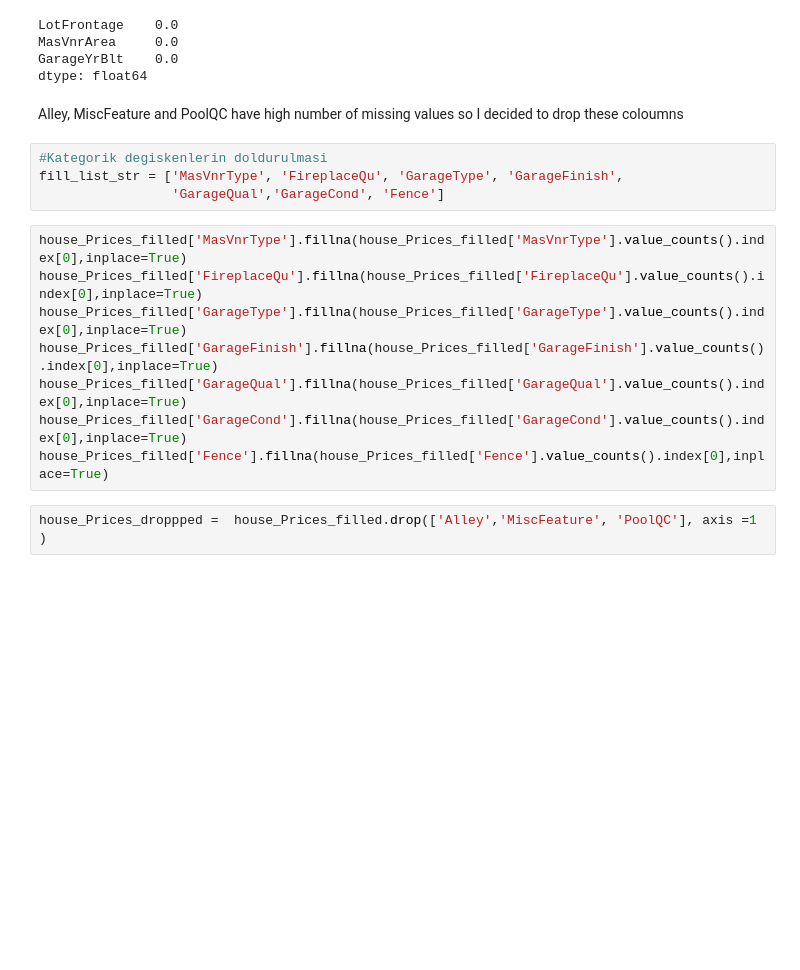
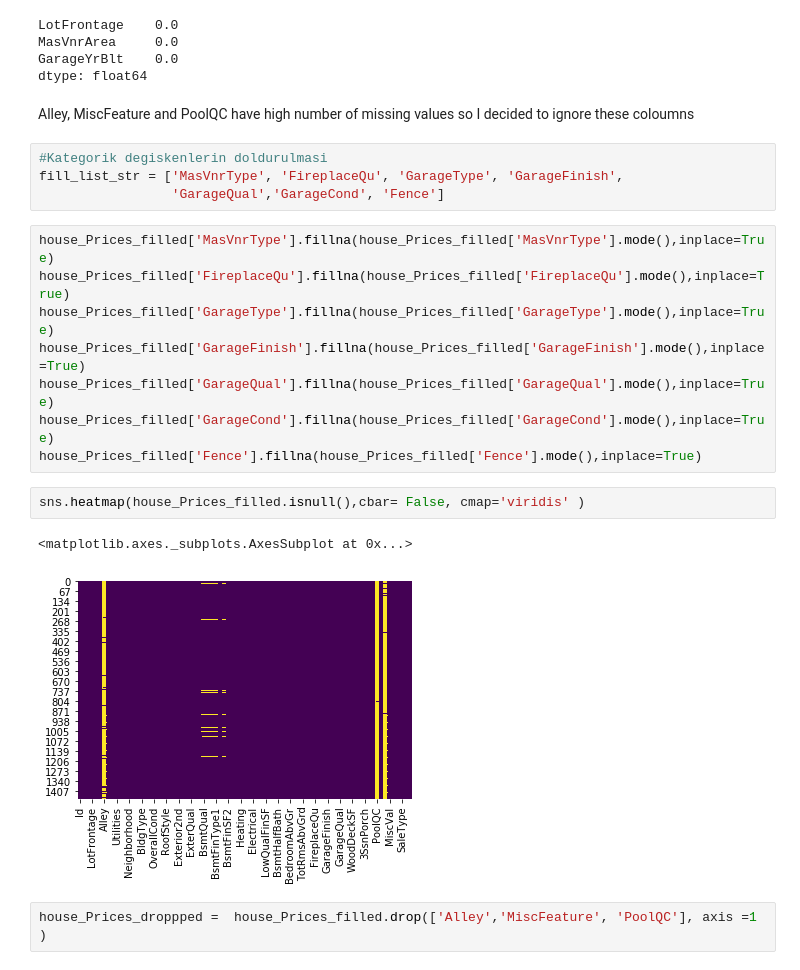
Before and after one commit to EceDolen/Bootcamp_-Bolum_6, a Jupyter notebook: Regresyon_Odev_2.ipynb, the cells around one changed output. Saved outputs shown, nothing was run; the diff lists cells and outputs as text; blank space fills up the shorter version.

```diff
--- a/Regresyon_Odev_2.ipynb
+++ b/Regresyon_Odev_2.ipynb
@@ -252,19 +252,24 @@ MasVnrArea     0.0
 GarageYrBlt    0.0
 dtype: float64
 # %% [markdown]
-Alley, MiscFeature and PoolQC have high number of missing values so I decided to drop these coloumns
+Alley, MiscFeature and PoolQC have high number of missing values so I decided to ignore these coloumns
 # %%
 #Kategorik degiskenlerin doldurulmasi
 fill_list_str = ['MasVnrType', 'FireplaceQu', 'GarageType', 'GarageFinish',
                  'GarageQual','GarageCond', 'Fence']
 # %%
-house_Prices_filled['MasVnrType'].fillna(house_Prices_filled['MasVnrType'].value_counts().index[0],inplace=True)
-house_Prices_filled['FireplaceQu'].fillna(house_Prices_filled['FireplaceQu'].value_counts().index[0],inplace=True)
-house_Prices_filled['GarageType'].fillna(house_Prices_filled['GarageType'].value_counts().index[0],inplace=True)
-house_Prices_filled['GarageFinish'].fillna(house_Prices_filled['GarageFinish'].value_counts().index[0],inplace=True)
-house_Prices_filled['GarageQual'].fillna(house_Prices_filled['GarageQual'].value_counts().index[0],inplace=True)
-house_Prices_filled['GarageCond'].fillna(house_Prices_filled['GarageCond'].value_counts().index[0],inplace=True)
-house_Prices_filled['Fence'].fillna(house_Prices_filled['Fence'].value_counts().index[0],inplace=True)
+house_Prices_filled['MasVnrType'].fillna(house_Prices_filled['MasVnrType'].mode(),inplace=True)
+house_Prices_filled['FireplaceQu'].fillna(house_Prices_filled['FireplaceQu'].mode(),inplace=True)
+house_Prices_filled['GarageType'].fillna(house_Prices_filled['GarageType'].mode(),inplace=True)
+house_Prices_filled['GarageFinish'].fillna(house_Prices_filled['GarageFinish'].mode(),inplace=True)
+house_Prices_filled['GarageQual'].fillna(house_Prices_filled['GarageQual'].mode(),inplace=True)
+house_Prices_filled['GarageCond'].fillna(house_Prices_filled['GarageCond'].mode(),inplace=True)
+house_Prices_filled['Fence'].fillna(house_Prices_filled['Fence'].mode(),inplace=True)
+# %%
+sns.heatmap(house_Prices_filled.isnull(),cbar= False, cmap='viridis' )
+# %% [output]
+<matplotlib.axes._subplots.AxesSubplot at 0x...>
+[figure, added]
 # %%
 house_Prices_droppped =  house_Prices_filled.drop(['Alley','MiscFeature', 'PoolQC'], axis =1 )
 # %%
```
Also changed, not shown: parts of 5 cells of this notebook.
